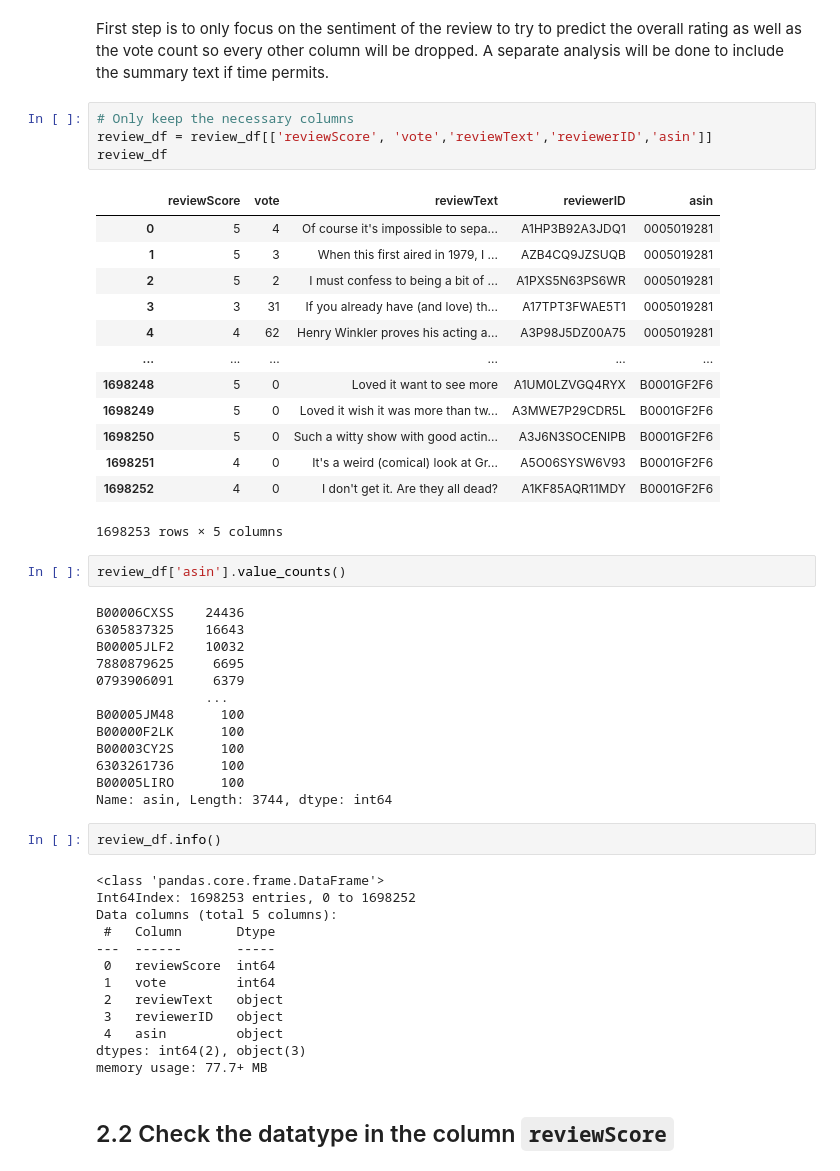
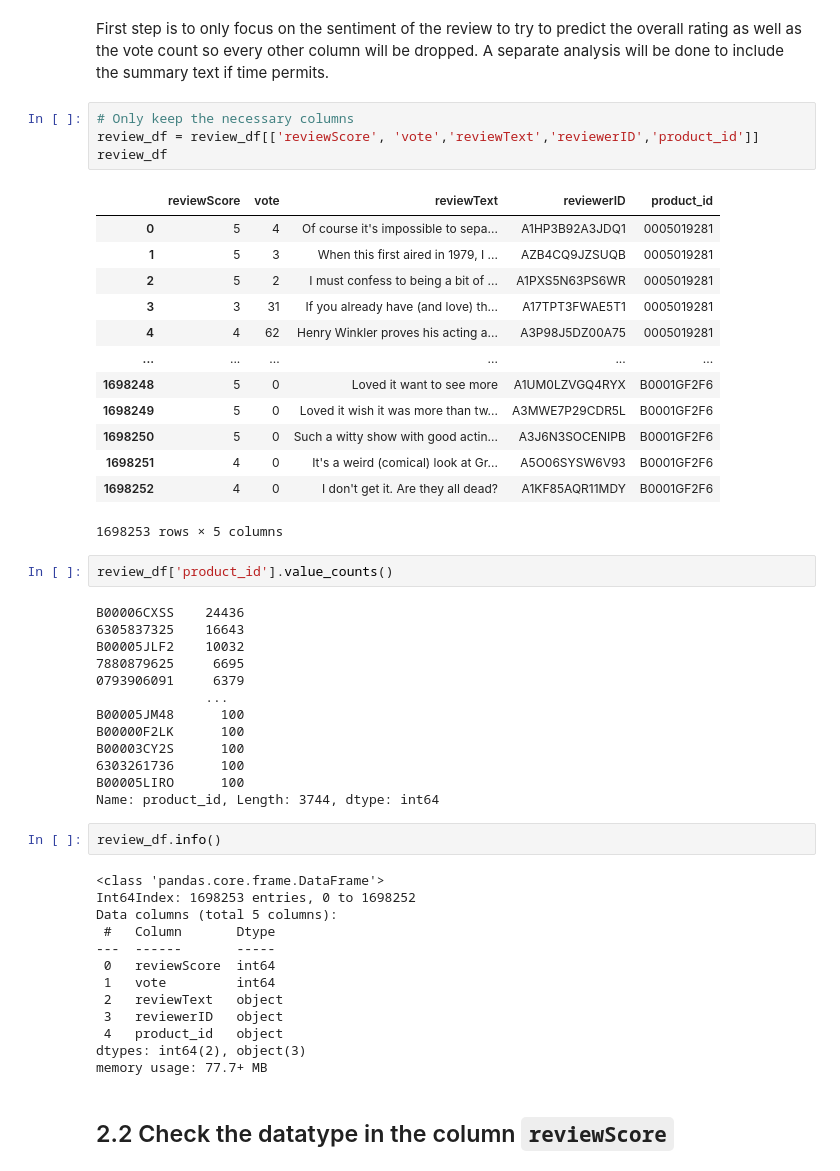
Before and after one commit to JTruong3/Amazon-Product-Recommender, a Jupyter notebook: 3_NLP_Analysis.ipynb, the cells around one changed output. Saved outputs shown, nothing was run; the diff lists cells and outputs as text.

```diff
--- a/3_NLP_Analysis.ipynb
+++ b/3_NLP_Analysis.ipynb
@@ -89,10 +89,10 @@ review_df.head()
 First step is to only focus on the sentiment of the review to try to predict the overall rating as well as the vote count so every other column will be dropped. A separate analysis will be done to include the summary text if time permits.
 # %%
 # Only keep the necessary columns
-review_df = review_df[['reviewScore', 'vote','reviewText','reviewerID','asin']]
+review_df = review_df[['reviewScore', 'vote','reviewText','reviewerID','product_id']]
 review_df
 # %% [output]
-|  | reviewScore | vote | reviewText | reviewerID | asin |
+|  | reviewScore | vote | reviewText | reviewerID | product_id |
 | 0 | 5 | 4 | Of course it's impossible to sepa... | A1HP3B92A3JDQ1 | 0005019281 |
 | 1 | 5 | 3 | When this first aired in 1979, I ... | AZB4CQ9JZSUQB | 0005019281 |
 | 2 | 5 | 2 | I must confess to being a bit of ... | A1PXS5N63PS6WR | 0005019281 |
@@ -106,7 +106,7 @@ review_df
 | 1698252 | 4 | 0 | I don't get it. Are they all dead? | A1KF85AQR11MDY | B0001GF2F6 |
 1698253 rows × 5 columns
 # %%
-review_df['asin'].value_counts()
+review_df['product_id'].value_counts()
 # %% [output]
 B00006CXSS    24436
 6305837325    16643
@@ -119,7 +119,7 @@ B00000F2LK      100
 B00003CY2S      100
 6303261736      100
 B00005LIRO      100
-Name: asin, Length: 3744, dtype: int64
+Name: product_id, Length: 3744, dtype: int64
 # %%
 review_df.info()
 # %% [output]
@@ -132,7 +132,7 @@ Data columns (total 5 columns):
  1   vote         int64
  2   reviewText   object
  3   reviewerID   object
- 4   asin         object
+ 4   product_id   object
 dtypes: int64(2), object(3)
 memory usage: 77.7+ MB
 # %% [markdown]
```
Also changed, not shown: parts of 15 cells of this notebook, 4 other files.
